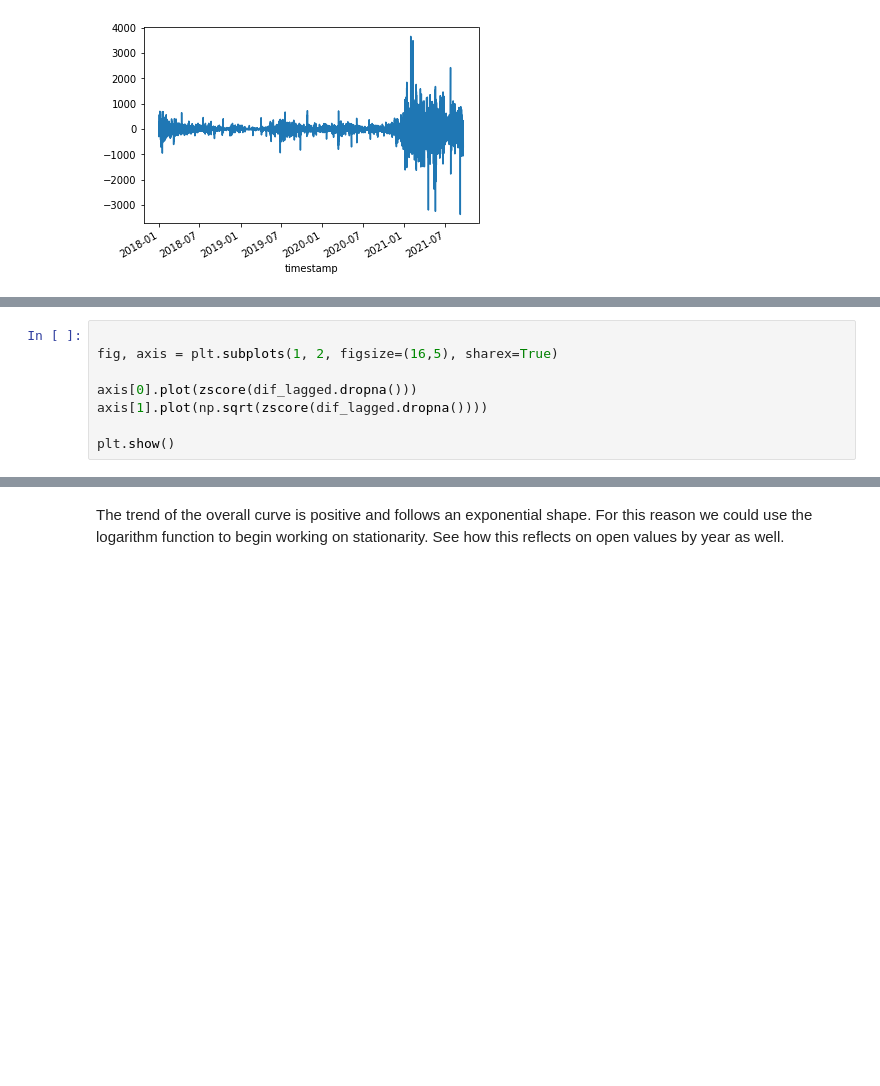
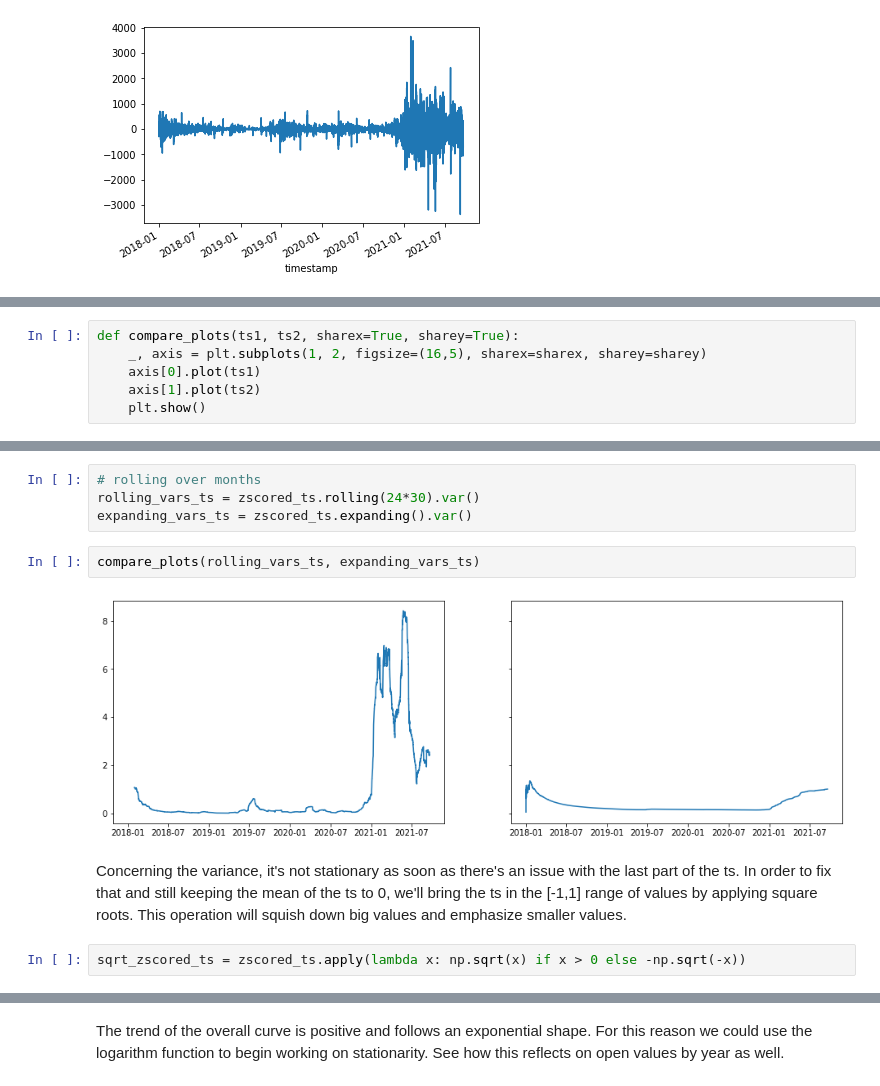
Before and after one commit to tfranza/crypto-forecasting, a Jupyter notebook: eda.ipynb, the cells around one changed output, grey strips where cells are left out. Drawn from its saved outputs; the diff is of its cells as text; blank space fills up the shorter version.

```diff
--- a/eda.ipynb
+++ b/eda.ipynb
@@ -307,8 +254,0 @@ Let's take a look at the variances over time for the updated ts.
-# %%
-
-fig, axis = plt.subplots(1, 2, figsize=(16,5), sharex=True)
-
-axis[0].plot(zscore(dif_lagged.dropna()))
-axis[1].plot(np.sqrt(zscore(dif_lagged.dropna())))
-
-plt.show()
@@ -316,0 +255,6 @@ plt.show()
+# %%
+def compare_plots(ts1, ts2, sharex=True, sharey=True):
+    _, axis = plt.subplots(1, 2, figsize=(16,5), sharex=sharex, sharey=sharey)
+    axis[0].plot(ts1)
+    axis[1].plot(ts2)
+    plt.show()
@@ -316,0 +310,12 @@ plt.show()
+# %%
+# rolling over months
+rolling_vars_ts = zscored_ts.rolling(24*30).var()
+expanding_vars_ts = zscored_ts.expanding().var()
+# %%
+compare_plots(rolling_vars_ts, expanding_vars_ts)
+# %% [output]
+[figure, added]
+# %% [markdown]
+Concerning the variance, it's not stationary as soon as there's an issue with the last part of the ts. In order to fix that and still keeping the mean of the ts to 0, we'll bring the ts in the \[-1,1\] range of values by applying square roots. This operation will squish down big values and emphasize smaller values.
+# %%
+sqrt_zscored_ts = zscored_ts.apply(lambda x: np.sqrt(x) if x > 0 else -np.sqrt(-x))
```
Also changed, not shown: parts of 32 cells of this notebook.
